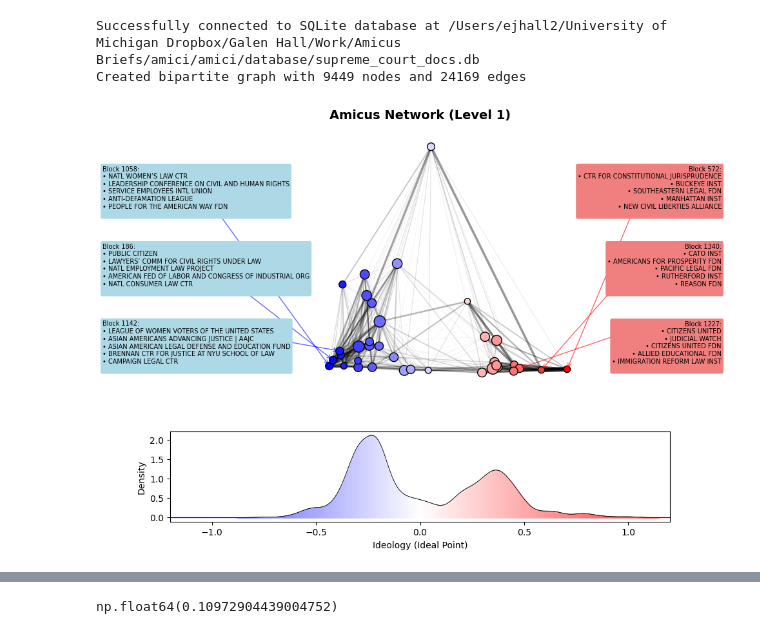
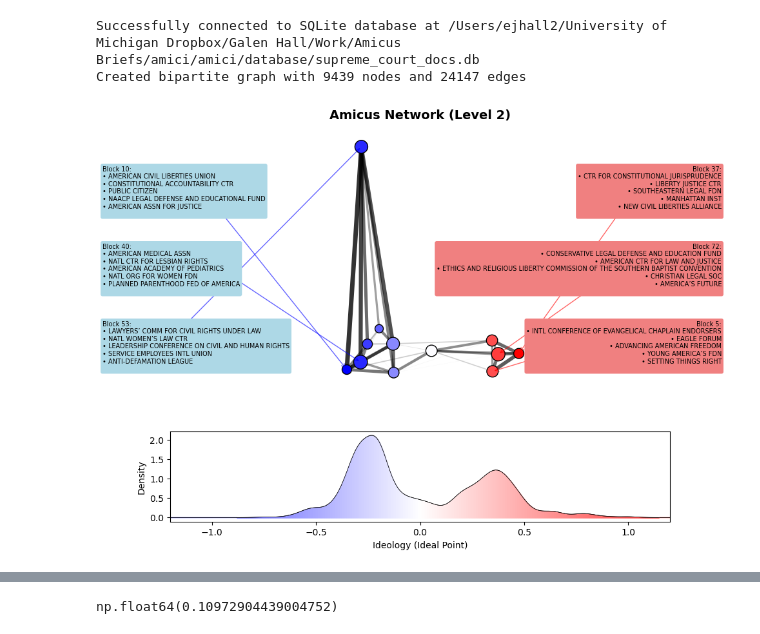
Before and after one commit to galenphall/amici, a Jupyter notebook: notebooks/analysis.ipynb, the cells around one changed output, grey strips where cells are left out. Drawn from its saved outputs; the diff is of its cells as text; code cells hidden in the pictures.

```diff
--- a/notebooks/analysis.ipynb
+++ b/notebooks/analysis.ipynb
@@ -9,7 +9,7 @@ import sqlite3
 sys.path.append('../')
 from amici.analysis import makegraph
 
-bs = pickle.load(open('../amici/analysis/hbsbm_data/refined_blockstate_2.pkl', 'rb'))
+bs = pickle.load(open('../amici/analysis/hbsbm_data/refined_blockstate_3.pkl', 'rb'))
 # %%
 import numpy as np
 import pandas as pd
@@ -333,8 +333,7 @@ G = nx.k_core(G, 5)
 for (u,v,d) in G.edges(data=True):
     G.edges[u,v]['weight'] = 2 * (d['position'] == 'P') - 1
 
-level = 1
-outliers = {2: [62]}
+level = 2
 
 blocks = df.set_index('node_name')[f'level_{level}'].to_dict()
 sizes = df[f'level_{level}'].value_counts().to_dict()
@@ -399,7 +398,7 @@ def add_block_annotations(blocks, pos, fig, ax1, color, side, level, df, G):
 
     for i, block in enumerate(blocks):
         members = get_block_members(block, level, df, n=5, G=G)
-        text = f"Block {block}:\n"
+        text = f"Block {int(block)}:\n"
         for member in members:
             name = member.replace('amicus_', '').replace('_', ' ').upper()
             text += f"• {name}\n"
@@ -451,34 +450,34 @@ draw_network_nodes(G_blocked_amicus, pos, ideologies_blocked, level, df, cmap, n
 
 # Set axis limits
 x_positions = [p[0] for p in pos.values()]
 y_positions = [p[1] for p in pos.values()]
 x_margin = 0.1 * (max(x_positions) - min(x_positions))
 y_margin = 0.1 * (max(y_positions) - min(y_positions))
 ax1.set_xlim(min(x_positions) - x_margin, max(x_positions) + x_margin)
 ax1.set_ylim(min(y_positions) - y_margin, max(y_positions) + y_margin)
 
 # Add extreme block annotations
 k=3
 most_liberal_blocks, most_conservative_blocks = get_extreme_blocks(level, df, ideologies, k=k)
 add_block_annotations(most_liberal_blocks, pos, fig, ax1, 'lightblue', 'left', level, df, G)
 add_block_annotations(most_conservative_blocks, pos, fig, ax1, 'lightcoral', 'right', level, df, G)
 
 ax1.set_title(f'Amicus Network (Level {level})', fontsize=14, fontweight='bold')
 ax1.axis('off')
 
 # Create KDE plot
 create_kde_gradient(ideologies, ax2, cmap, norm)
 ax2.set_xlabel('Ideology (Ideal Point)')
 ax2.set_ylabel('Density')
 ax2.set_xlim(-1.2, 1.2)
 
 plt.savefig(f"../amici/analysis/figures/network_irt_level_{level}.png", dpi=300, bbox_inches='tight')
 
 # plt.tight_layout()
 plt.show()
 # %% [output]
 Successfully connected to SQLite database at /Users/ejhall2/University of Michigan Dropbox/Galen Hall/Work/Amicus Briefs/amici/amici/database/supreme_court_docs.db
-Created bipartite graph with 9449 nodes and 24169 edges
+Created bipartite graph with 9439 nodes and 24147 edges
-[figure, old version]
+[figure, new version]
 # %%
 industry_mapping = get_industry_mapping()
```
Also changed, not shown: parts of 5 cells of this notebook, 6 other files.
